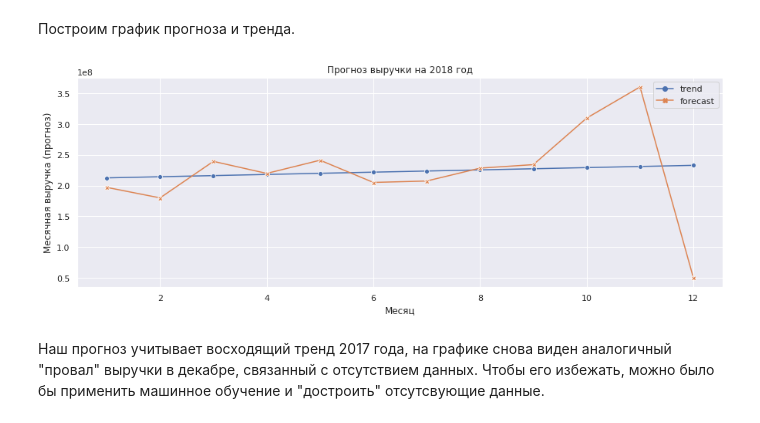
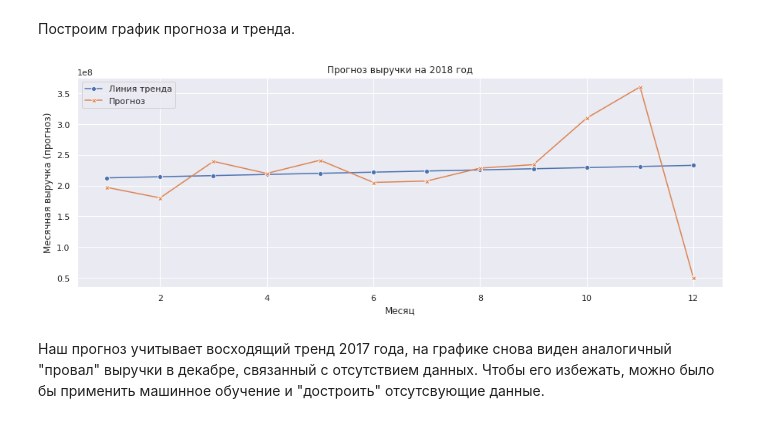
Before and after one commit to onixlas/DS_portfolio, a Jupyter notebook: DA_test_toys/toys.ipynb, the cells around one changed output. Cells and saved outputs as stored; diff of their text form; code cells hidden in the pictures.

```diff
--- a/DA_test_toys/toys.ipynb
+++ b/DA_test_toys/toys.ipynb
@@ -555,10 +582,11 @@ forecast = forecast.set_index('month')
 # %%
 sns.lineplot(data=forecast, dashes=False, markers=True)\
 .set(title='Прогноз выручки на 2018 год',
      xlabel='Месяц',
-     ylabel='Месячная выручка (прогноз)');
+     ylabel='Месячная выручка (прогноз)')
+plt.legend(labels=['Линия тренда', 'Прогноз']);
 # %% [output]
-[figure, old version]
+[figure, new version]
 # %% [markdown]
 Наш прогноз учитывает восходящий тренд 2017 года, на графике снова виден аналогичный "провал" выручки в декабре, связанный с отсутствием данных. Чтобы его избежать, можно было бы применить машинное обучение и "достроить" отсутсвующие данные.
 # %% [markdown]
```
Also changed, not shown: parts of 12 cells of this notebook, 1 other file.
